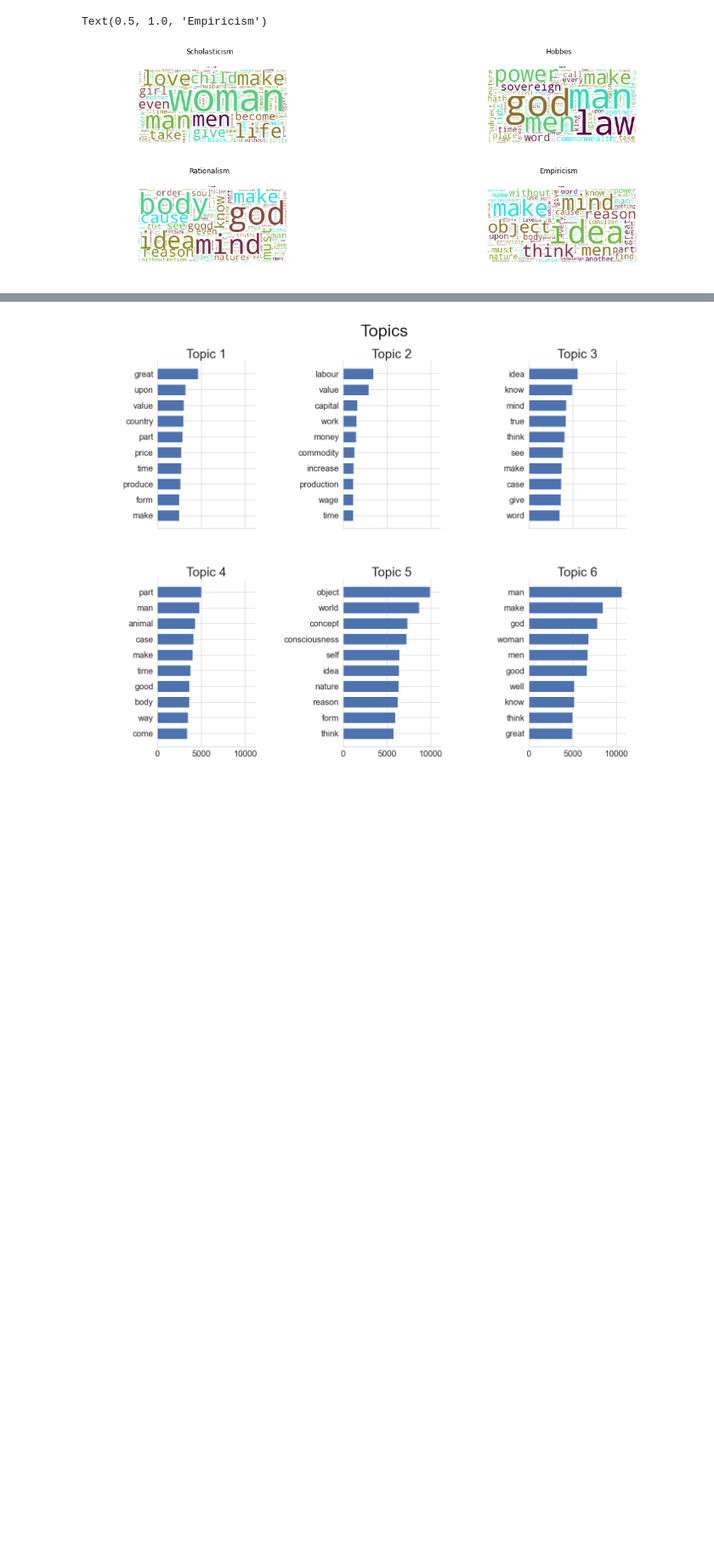
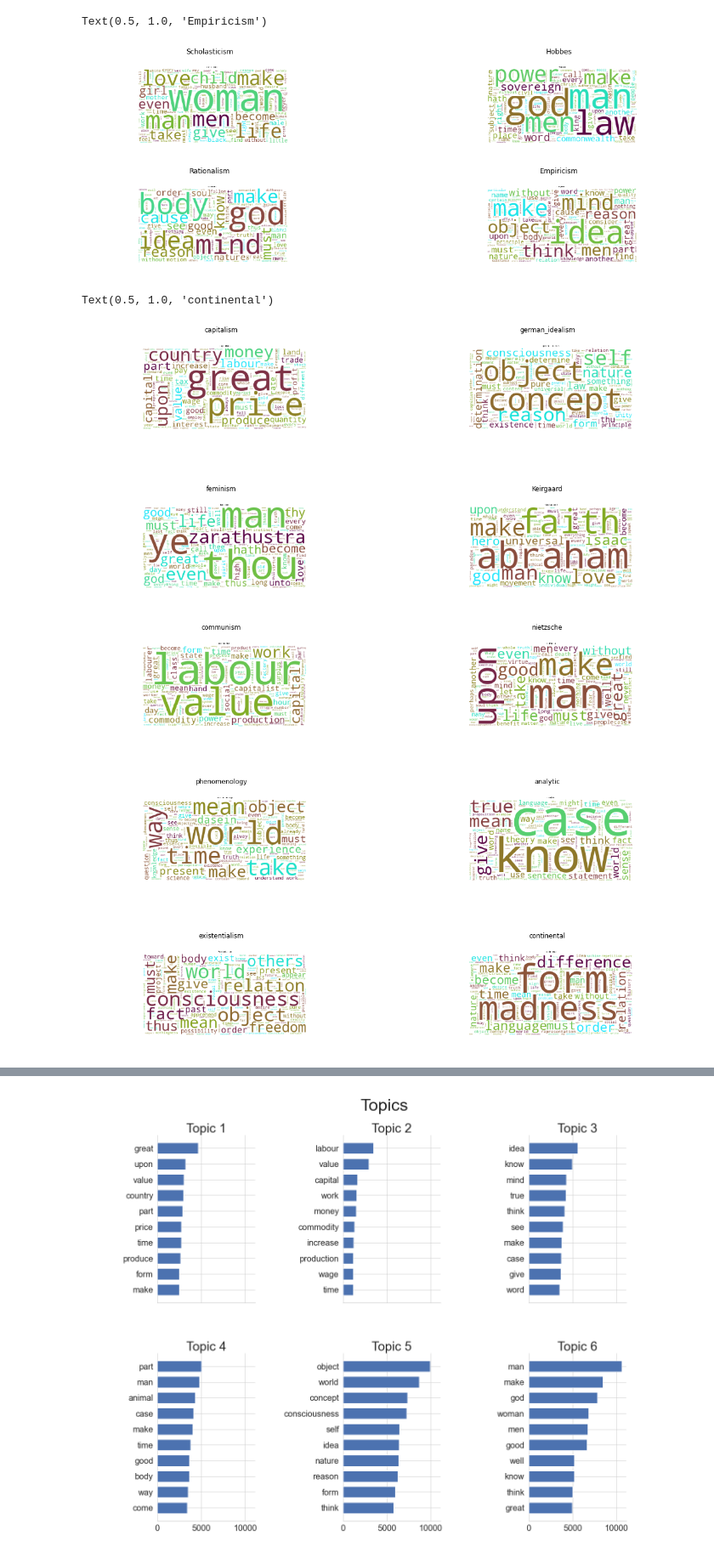
Before and after one commit to TZstatsADS/spring-2022-prj1-dafnep, a Jupyter notebook: doc/Data-science1-text.ipynb, the cells around one changed output, grey strips where cells are left out. Shown at 85% size. Drawn from its saved outputs; the diff is of its cells as text; code cells hidden in the pictures; blank space fills up the shorter version.

```diff
--- a/doc/Data-science1-text.ipynb
+++ b/doc/Data-science1-text.ipynb
@@ -125,4 +121,75 @@ plt.title("Empiricism")
 # %% [output]
 Text(0.5, 1.0, 'Empiricism')
 [figure]
+# %%
+capitalism = cv2.imread('./../figs/capitalismpng.png')
+german_idealism = cv2.imread('./../figs/german_idealismpng.png')
+feminism = cv2.imread('./../figs/feminismpng.png')
+Keirgaard = cv2.imread('./../figs/Kierkegaardpng.png')
+fig = plt.figure(figsize=(20, 10))
+figsize=(5,5)
+rows = 2
+columns = 2
+# Adds a subplot at the 1st position
+fig.add_subplot(rows, columns, 1)
+# showing image
+plt.imshow(capitalism,interpolation='nearest')
+plt.axis('off')
+plt.title("capitalism")
+fig.add_subplot(rows, columns, 2)
+# showing image
+plt.imshow(german_idealism,interpolation='nearest')
+plt.axis('off')
+plt.title("german_idealism")
+# Adds a subplot at the 3rd position
+fig.add_subplot(rows, columns, 3)
+# showing image
+plt.imshow(feminism,interpolation='nearest')
+plt.axis('off')
+plt.title("feminism")
+# Adds a subplot at the 4rd position
+fig.add_subplot(rows, columns, 4)
+# showing image
+plt.imshow(Keirgaard,interpolation='nearest')
+plt.axis('off')
+plt.title("Keirgaard")
+
+communism = cv2.imread('./../figs/communismpng.png')
+nietzsche = cv2.imread('./../figs/nietzschepng.png')
+phenomenology = cv2.imread('./../figs/phenomenologypng.png')
+analytic = cv2.imread('./../figs/analyticpng.png')
+existentialism = cv2.imread('./../figs/Existentialismpng.png')
+continental = cv2.imread('./../figs/continentalpng.png')
+fig = plt.figure(figsize=(20, 15))
+figsize=(10,5)
+rows = 3
+columns = 2
+fig.add_subplot(rows, columns, 1)
+plt.imshow(communism,interpolation='nearest')
+plt.axis('off')
+plt.title("communism")
+fig.add_subplot(rows, columns, 2)
+plt.imshow(nietzsche,interpolation='nearest')
+plt.axis('off')
+plt.title("nietzsche")
+fig.add_subplot(rows, columns, 3)
+plt.imshow(phenomenology,interpolation='nearest')
+plt.axis('off')
+plt.title("phenomenology")
+fig.add_subplot(rows, columns, 4)
+plt.imshow(analytic,interpolation='nearest')
+plt.axis('off')
+plt.title("analytic")
+fig.add_subplot(rows, columns, 5)
+plt.imshow(existentialism,interpolation='nearest')
+plt.axis('off')
+plt.title("existentialism")
+fig.add_subplot(rows, columns, 6)
+plt.imshow(continental,interpolation='nearest')
+plt.axis('off')
+plt.title("continental")
+# %% [output]
+Text(0.5, 1.0, 'continental')
+[figure, added]
+[figure, added]
 # %% [markdown]
```
Also changed, not shown: parts of 25 cells of this notebook, 6 other files.
